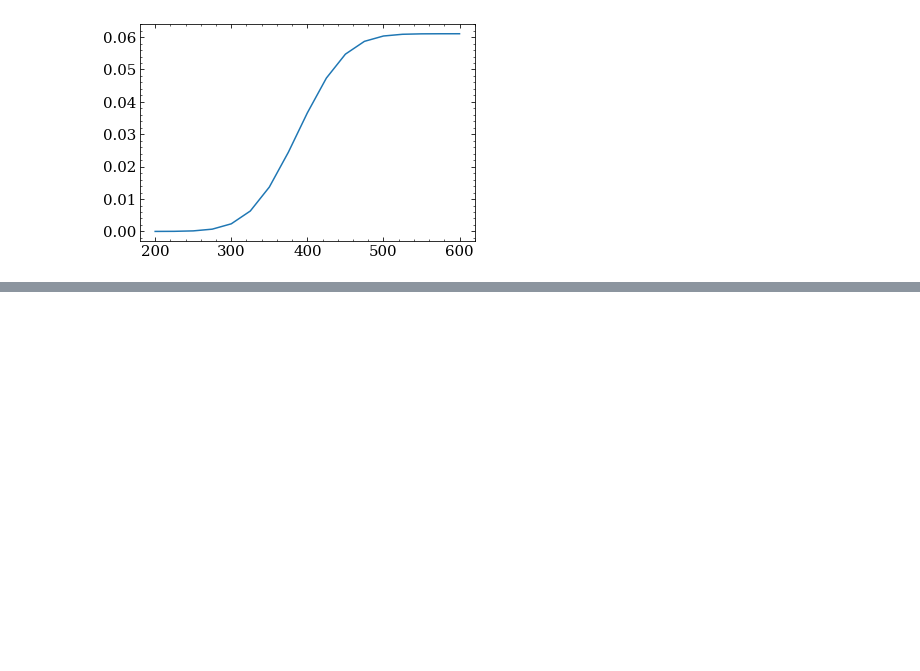
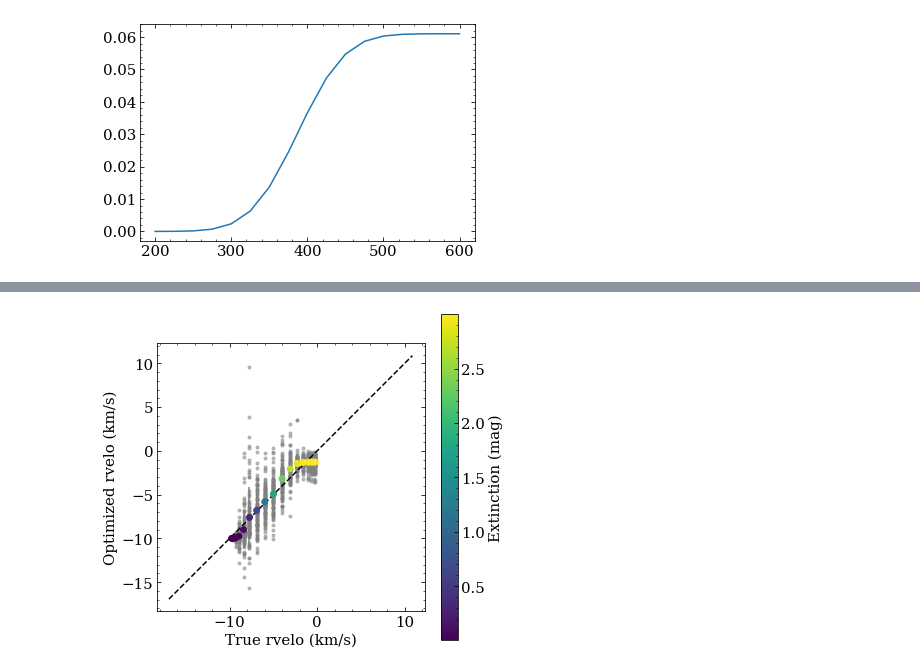
Before and after one commit to aidantmcb/DIBModeling, a Jupyter notebook: model.ipynb, the cells around one changed output, grey strips where cells are left out. Drawn from its saved outputs; the diff is of its cells as text; code cells hidden in the pictures; blank space fills up the shorter version.

```diff
--- a/model.ipynb
+++ b/model.ipynb
@@ -196,0 +235,24 @@ plt.show()
+# %%
+v_avg = np.mean(result, axis = 0)
+v_std = np.std(result, axis = 0, ddof = 1)
+
+fig, ax = plt.subplots(figsize = (6,6))
+ax.plot(signal_rvelo[ :, np.newaxis], result.T, marker = '.', linestyle = 'None', color = 'grey', alpha = 0.5)
+
+ax.errorbar(signal_rvelo, v_avg, yerr = v_std, fmt = '.', color = 'grey')
+points = ax.scatter(signal_rvelo,v_avg, c = np.cumsum(kt_extinction) * dd , zorder = 3)
+
+axlims = np.ravel([ax.get_xlim(), ax.get_ylim()])
+min = np.min(axlims)
+max = np.max(axlims)
+ax.plot((min, max), (min, max), linestyle = 'dashed', color = 'k')
+ax.set_aspect('equal')
+ax.set_xlabel('True rvelo (km/s)')
+ax.set_ylabel('Optimized rvelo (km/s)')
+fig.colorbar(points , label = 'Extinction (mag)')
+
+
+
+plt.show()
+# %% [output]
+[figure, added]
```
Also changed, not shown: parts of 7 cells of this notebook.
